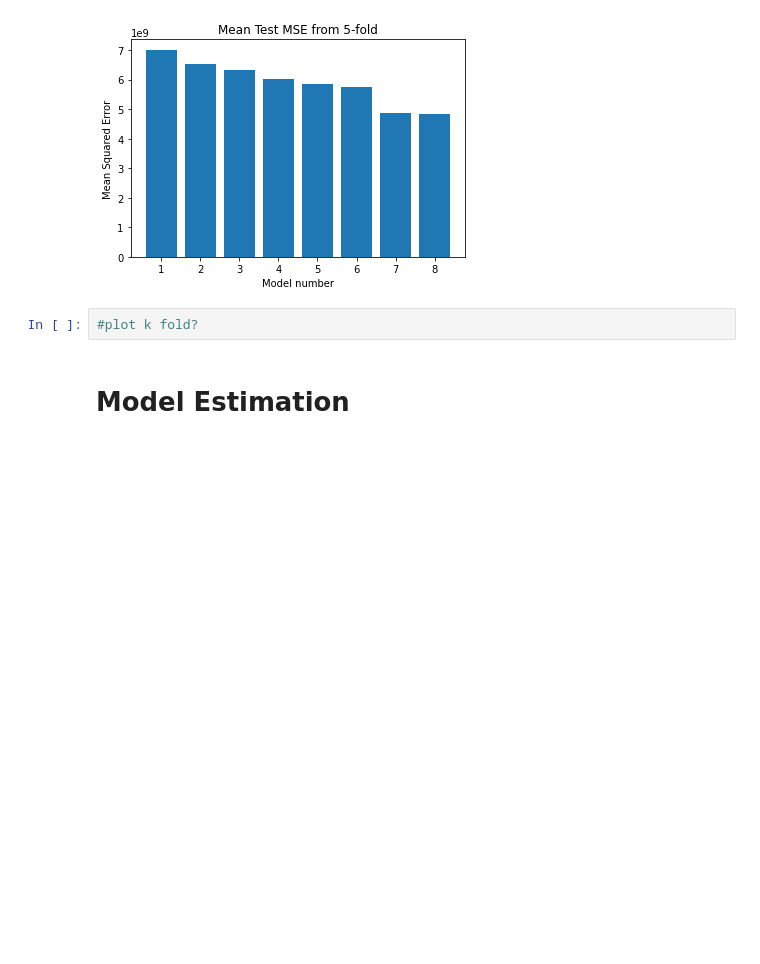
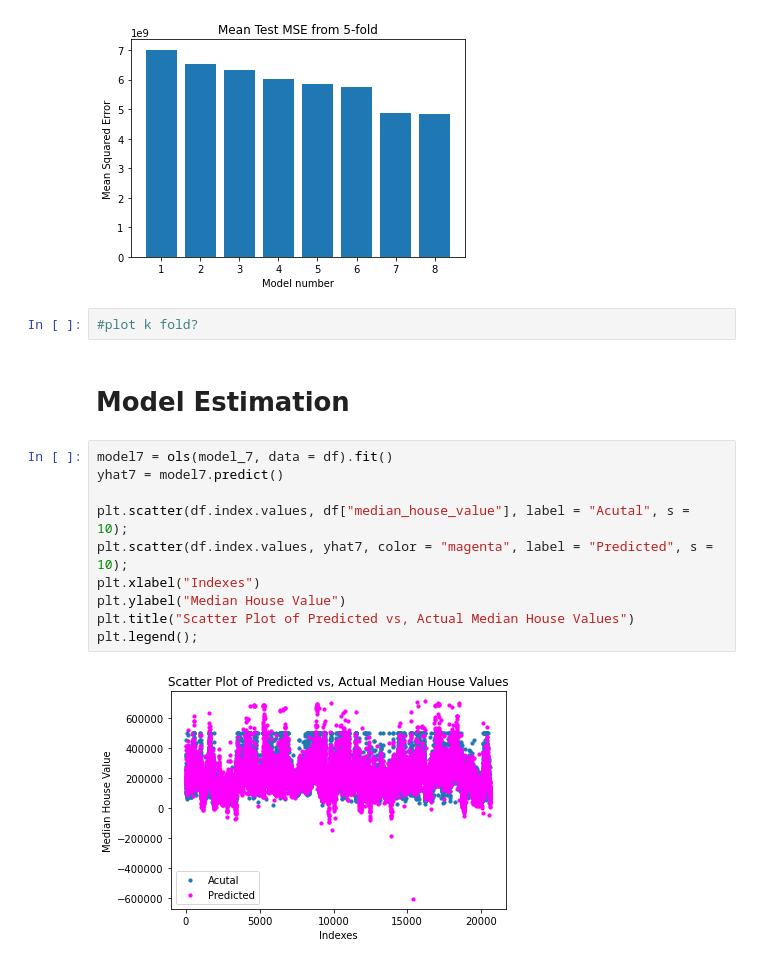
Before and after one commit to jjohashi/cogs109_finalproject, a Jupyter notebook: Cogs 109_housing_revised.ipynb, the cells around one changed output. Cells and saved outputs as stored; diff of their text form; blank space fills up the shorter version.

```diff
--- a/Cogs 109_housing_revised.ipynb
+++ b/Cogs 109_housing_revised.ipynb
@@ -561,3 +561,15 @@ Text(0.5, 1.0, 'Mean Test MSE from 5-fold')
 #plot k fold?
 # %% [markdown]
 # Model Estimation
+# %%
+model7 = ols(model_7, data = df).fit()
+yhat7 = model7.predict()
+
+plt.scatter(df.index.values, df["median_house_value"], label = "Acutal", s = 10);
+plt.scatter(df.index.values, yhat7, color = "magenta", label = "Predicted", s = 10);
+plt.xlabel("Indexes")
+plt.ylabel("Median House Value")
+plt.title("Scatter Plot of Predicted vs, Actual Median House Values")
+plt.legend();
+# %% [output]
+[figure, added]
```
Also changed, not shown: parts of 1 cell of this notebook.
